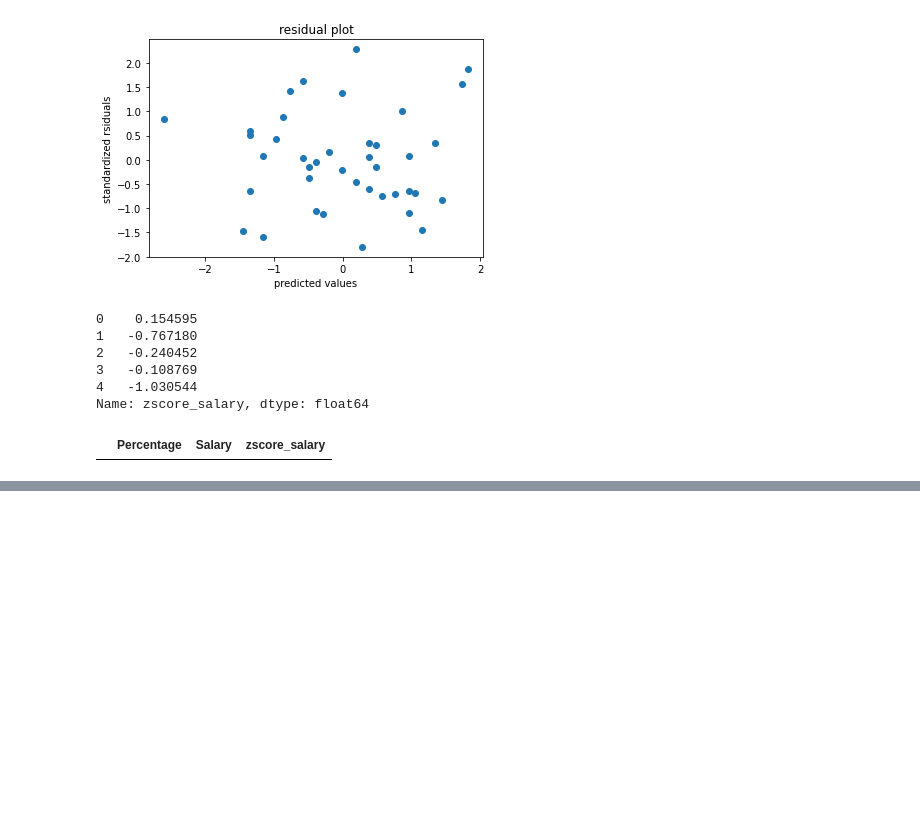
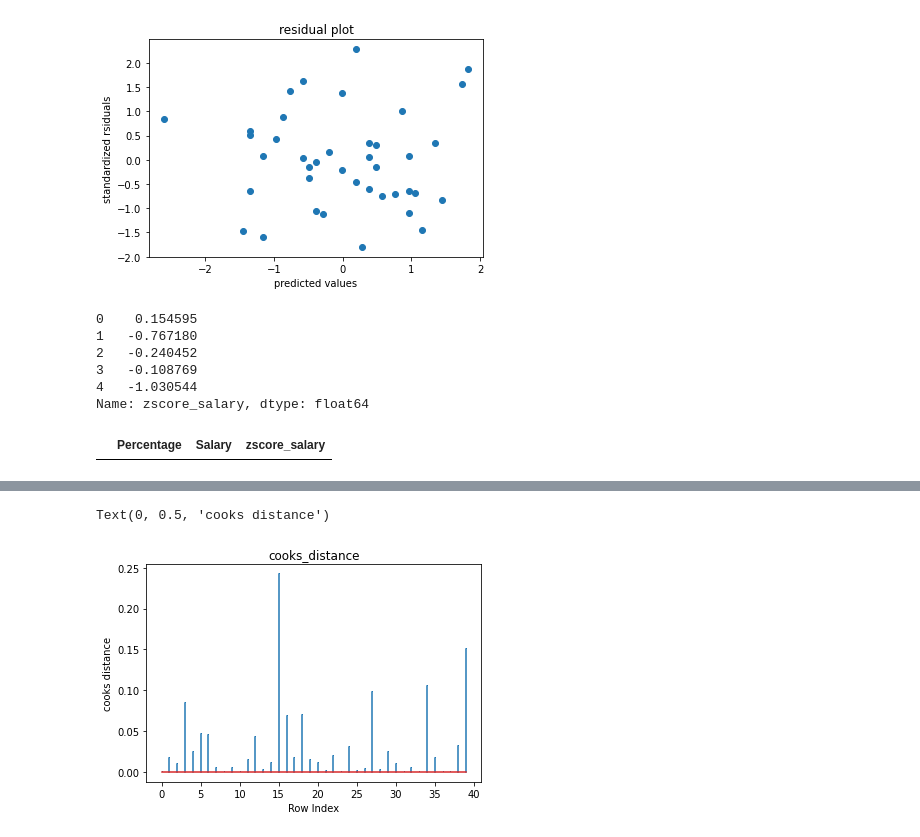
Before and after one commit to raviakasapu/MachineLearning, a Jupyter notebook: ML_Simple_Linear_Regression.ipynb, the cells around one changed output, grey strips where cells are left out. Drawn from its saved outputs; the diff is of its cells as text; code cells hidden in the pictures; blank space fills up the shorter version.

```diff
--- a/ML_Simple_Linear_Regression.ipynb
+++ b/ML_Simple_Linear_Regression.ipynb
@@ -198,3 +198,6 @@ Name: zscore_salary, dtype: float64
 salary_df[(salary_df['zscore_salary']>3) | (salary_df['zscore_salary'] <-3)]
 # %% [output]
 |  | Percentage | Salary | zscore_salary |
+# %%
+salary_influence = salary_df_lm.get_influence()
+(c,p) = salary_influence.cooks_distance
@@ -200,0 +225,9 @@ salary_df[(salary_df['zscore_salary']>3) | (salary_df['zscore_salary'] <-3)]
+# %%
+plt.stem(np.arange(len(train_X)), np.round(c,3), markerfmt=",")
+plt.title("cooks_distance")
+
+plt.xlabel("Row Index")
+plt.ylabel("cooks distance")
+# %% [output]
+Text(0, 0.5, 'cooks distance')
+[figure, added]
```
Also changed, not shown: parts of 7 cells of this notebook.
